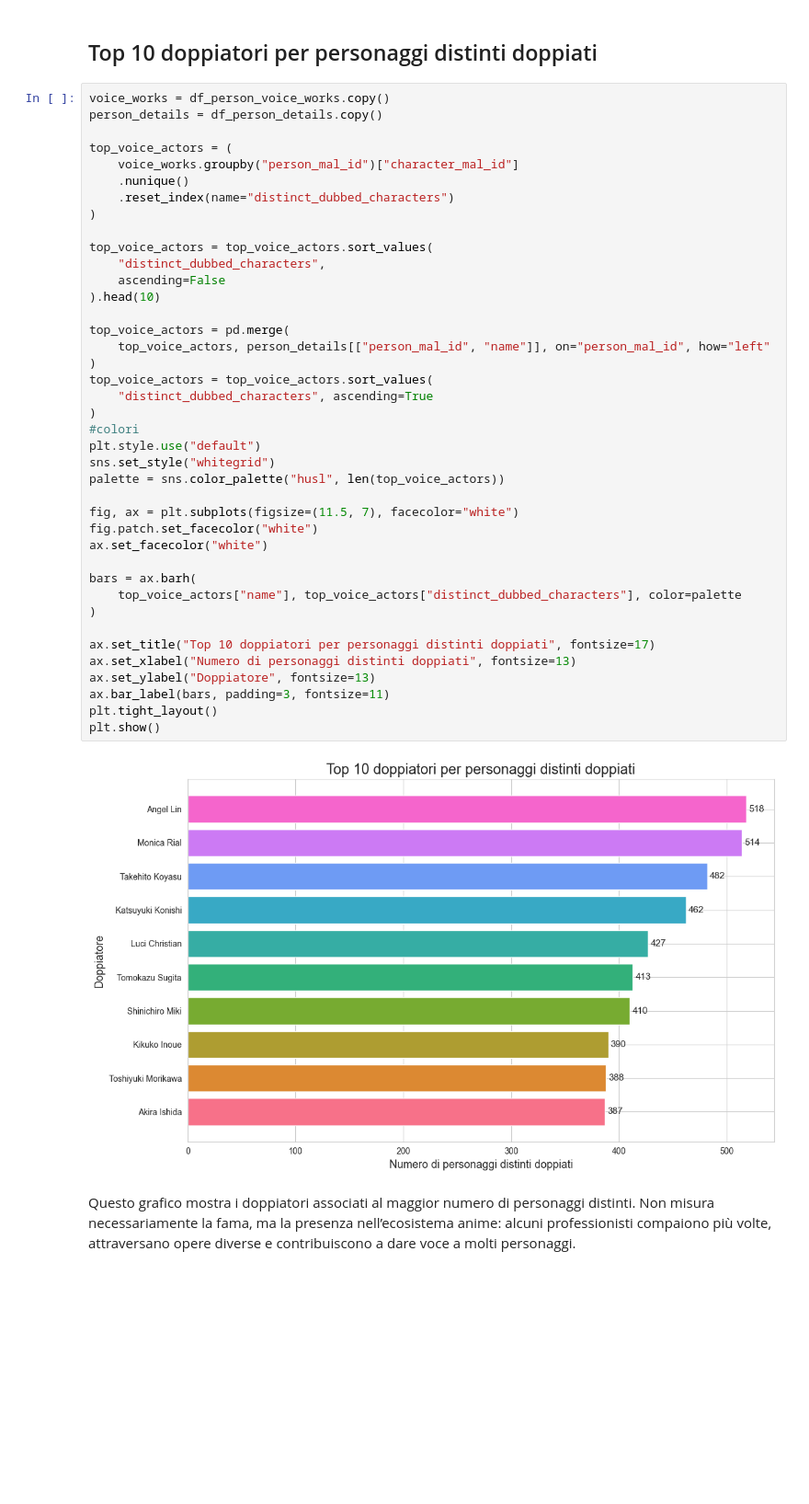
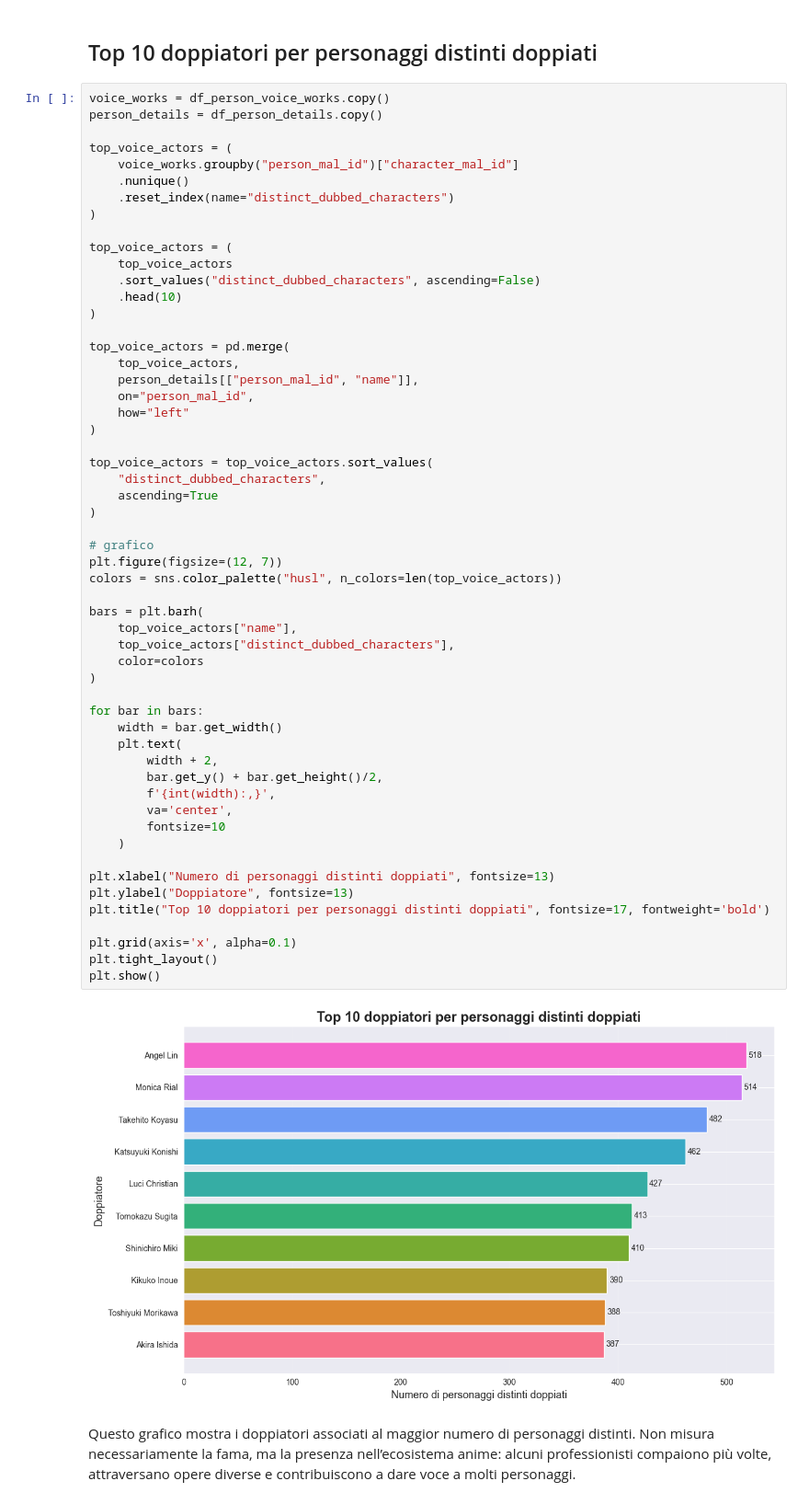
Before and after one commit to kledisateqja/hci-assignment, a Jupyter notebook: solution/notebook/storytelling.ipynb, the cells around one changed output. Shown at 92% size. Drawn from its saved outputs; the diff is of its cells as text; blank space fills up the shorter version.

```diff
--- a/solution/notebook/storytelling.ipynb
+++ b/solution/notebook/storytelling.ipynb
@@ -655,45 +728,60 @@ Il numero di doppiatori aiuta quindi a vedere la complessità produttiva dietro
 # %%
 voice_works = df_person_voice_works.copy()
 person_details = df_person_details.copy()
 
 top_voice_actors = (
     voice_works.groupby("person_mal_id")["character_mal_id"]
     .nunique()
     .reset_index(name="distinct_dubbed_characters")
 )
 
+top_voice_actors = (
+    top_voice_actors
+    .sort_values("distinct_dubbed_characters", ascending=False)
+    .head(10)
+)
+
+top_voice_actors = pd.merge(
+    top_voice_actors,
+    person_details[["person_mal_id", "name"]],
+    on="person_mal_id",
+    how="left"
+)
+
 top_voice_actors = top_voice_actors.sort_values(
     "distinct_dubbed_characters",
-    ascending=False
-).head(10)
-
-top_voice_actors = pd.merge(
-    top_voice_actors, person_details[["person_mal_id", "name"]], on="person_mal_id", how="left"
-)
-top_voice_actors = top_voice_actors.sort_values(
-    "distinct_dubbed_characters", ascending=True
-)
-#colori
-plt.style.use("default")
-sns.set_style("whitegrid")
-palette = sns.color_palette("husl", len(top_voice_actors))
-
-fig, ax = plt.subplots(figsize=(11.5, 7), facecolor="white")
-fig.patch.set_facecolor("white")
-ax.set_facecolor("white")
-
-bars = ax.barh(
-    top_voice_actors["name"], top_voice_actors["distinct_dubbed_characters"], color=palette
+    ascending=True
 )
 
-ax.set_title("Top 10 doppiatori per personaggi distinti doppiati", fontsize=17)
-ax.set_xlabel("Numero di personaggi distinti doppiati", fontsize=13)
-ax.set_ylabel("Doppiatore", fontsize=13)
-ax.bar_label(bars, padding=3, fontsize=11)
+# grafico
+plt.figure(figsize=(12, 7))
+colors = sns.color_palette("husl", n_colors=len(top_voice_actors))
+
+bars = plt.barh(
+    top_voice_actors["name"],
+    top_voice_actors["distinct_dubbed_characters"],
+    color=colors
+)
+
+for bar in bars:
+    width = bar.get_width()
+    plt.text(
+        width + 2,
+        bar.get_y() + bar.get_height()/2,
+        f'{int(width):,}',
+        va='center',
+        fontsize=10
+    )
+
+plt.xlabel("Numero di personaggi distinti doppiati", fontsize=13)
+plt.ylabel("Doppiatore", fontsize=13)
+plt.title("Top 10 doppiatori per personaggi distinti doppiati", fontsize=17, fontweight='bold')
+
+plt.grid(axis='x', alpha=0.1)
 plt.tight_layout()
 plt.show()
 # %% [output]
-[figure, old version]
+[figure, new version]
 # %% [markdown]
 Questo grafico mostra i doppiatori associati al maggior numero di personaggi distinti.
 Non misura necessariamente la fama, ma la presenza nell’ecosistema anime: alcuni professionisti compaiono più volte, attraversano opere diverse e contribuiscono a dare voce a molti personaggi.
```
Also changed, not shown: parts of 15 cells of this notebook.
